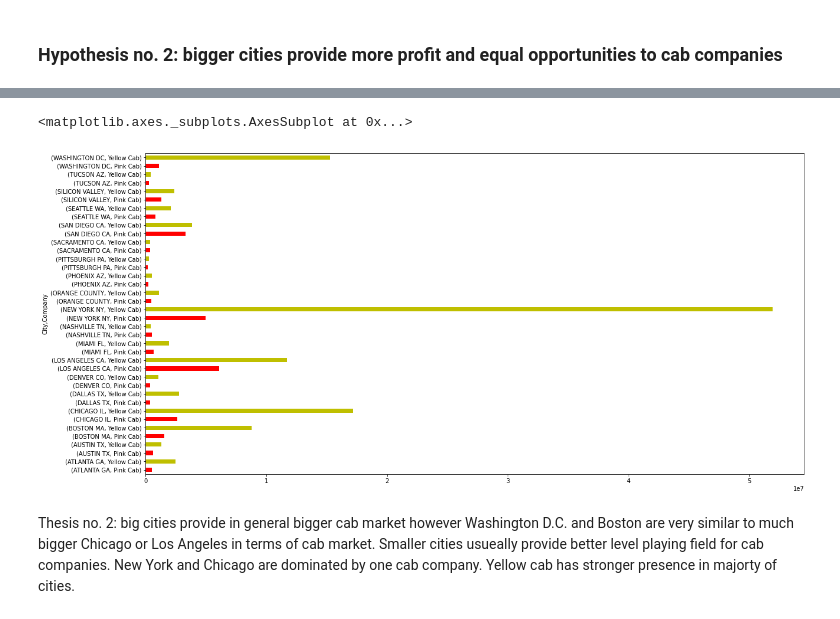
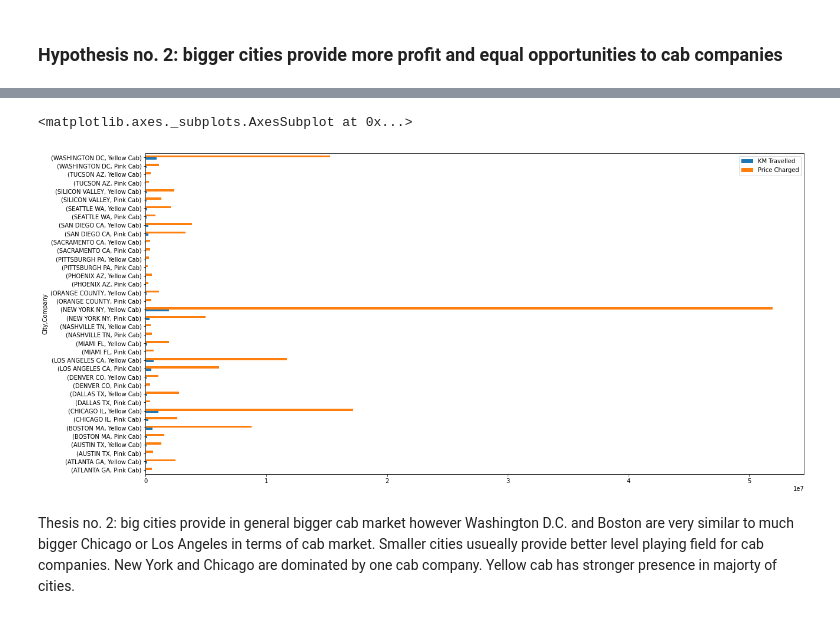
Before and after one commit to DataGlacier/VC, a Jupyter notebook: DataSets-main/EDA notebook.ipynb, the cells around one changed output, grey strips where cells are left out. Drawn from its saved outputs; the diff is of its cells as text; code cells hidden in the pictures.

```diff
--- a/DataSets-main/EDA notebook.ipynb
+++ b/DataSets-main/EDA notebook.ipynb
@@ -152,2 +173,3 @@ cabs.head()
 # %%
-cabs2 = cabs.drop(['Transaction ID', 'Date of Travel', 'KM Travelled'], axis=1)
+cabs2 = cabs.drop(['Transaction ID', 'Date of Travel'], axis=1)
+cabs2.head()
@@ -162,0 +183,4 @@ cabs2.head()
+# %%
+# Calculating a global mean cost per 1 km for both companies
+cabs2['Cost per 1km'] = cabs2['Cost of Trip'] / cabs2['KM Travelled']
+cabs2.head()
@@ -163,3 +194,6 @@ cabs2.head()
 # %%
 # Size of market in particular city
-cabs2 = cabs2.groupby(['City'])['Price Charged'].sum()
+cabs3 = cabs2.drop(['Cost of Trip', 'Cost per 1km'], axis=1)
+cabs3 = cabs3.groupby(['City']).sum()
+cabs3 = cabs3.sort_values(by=['Price Charged'])
+cabs3
@@ -181,4 +224,6 @@ cabs2.plot.barh(x='Company', figsize=(20,10))
 # %%
 # Competition in particular city
-cabs3 = cabs.drop(['Transaction ID', 'Date of Travel', 'KM Travelled'], axis=1)
-cabs3 = cabs3.groupby(['City', 'Company'])['Price Charged'].sum()
+cabs4 = cabs2.drop(['Cost of Trip', 'Cost per 1km'], axis=1)
+cabs4 = cabs4.groupby(['City', 'Company']).sum()
+cabs3 = cabs4.sort_values(by=['Price Charged'])
+cabs4
@@ -185,8 +249,8 @@ cabs3 = cabs3.groupby(['City', 'Company'])['Price Charged'].sum()
 # %%
-cabs3.plot.barh(x='City', figsize=(20,10), stacked=True, color = colors)
+cabs4.plot.barh(figsize=(20,10))
 # %% [output]
 <matplotlib.axes._subplots.AxesSubplot at 0x...>
-[figure, old version]
+[figure, new version]
 # %% [markdown]
 Thesis no. 2: big cities provide in general bigger cab market however Washington D.C. and Boston are very similar to much bigger Chicago or Los Angeles in terms of cab market. Smaller cities usueally provide better level playing field for cab companies. New York and Chicago are dominated by one cab company. Yellow cab has stronger presence in majorty of cities.
 # %% [markdown]
```
Also changed, not shown: parts of 27 cells of this notebook, 4 other files.
